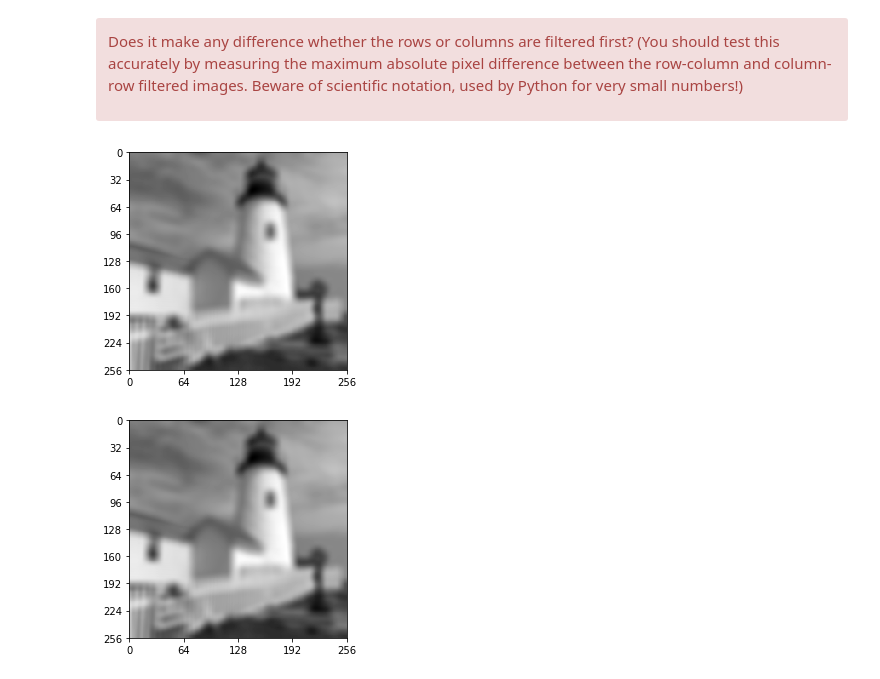
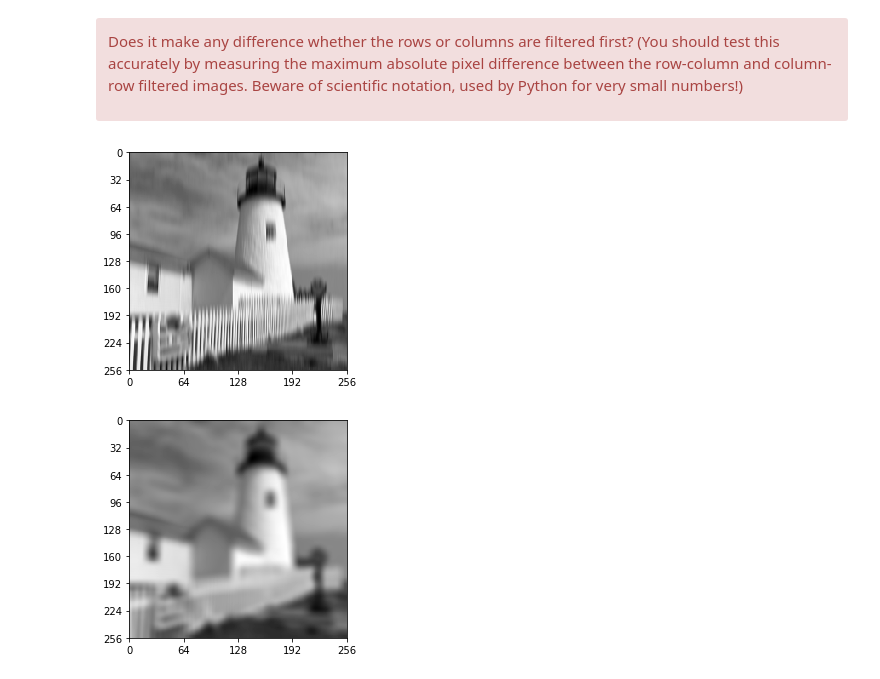
Before and after one commit to barkermrl/ImageProcessing, a Jupyter notebook: 5-simple-image-filtering.ipynb, the cells around one changed output. Drawn from its saved outputs; the diff is of its cells as text; code cells hidden in the pictures.

```diff
--- a/5-simple-image-filtering.ipynb
+++ b/5-simple-image-filtering.ipynb
@@ -187,15 +187,15 @@ Does it make any difference whether the rows or columns are filtered first? (You
 # %%
 # your code here
 # your code here - use `scipy.signal.convolve` instead of the for loop containing `np.convolve`:
 fig, ax = plt.subplots()
 
 # define a 15-sample halfcosine
 h = halfcos(15)
-Xf2 = convse(Xf.T, h).T
+Xf2 = convse(X.T, h).T
 
 plot_image(Xf2, ax=ax);
 # %% [output]
-[figure, old version]
+[figure, new version]
 # %%
 h = halfcos(15)
 Xf_row_first = convse(convse(X, h).T, h).T
```
Also changed, not shown: parts of 2 cells of this notebook, 2 other files.
